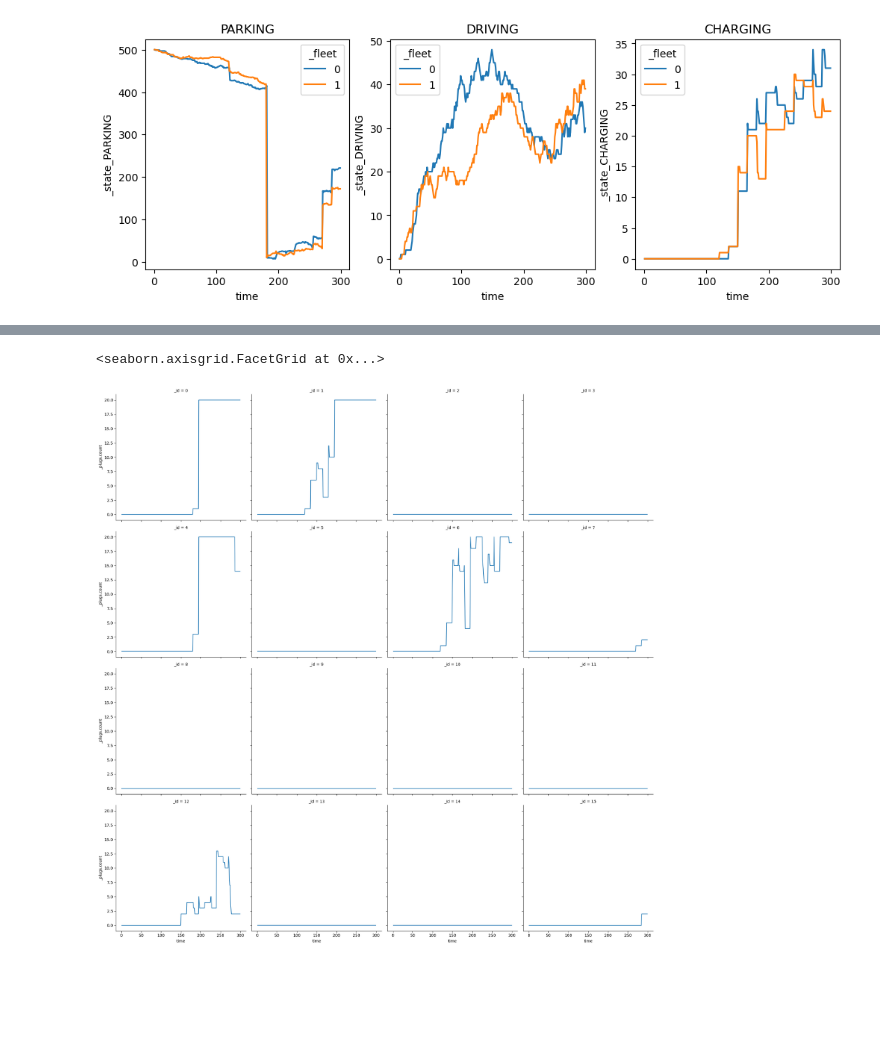
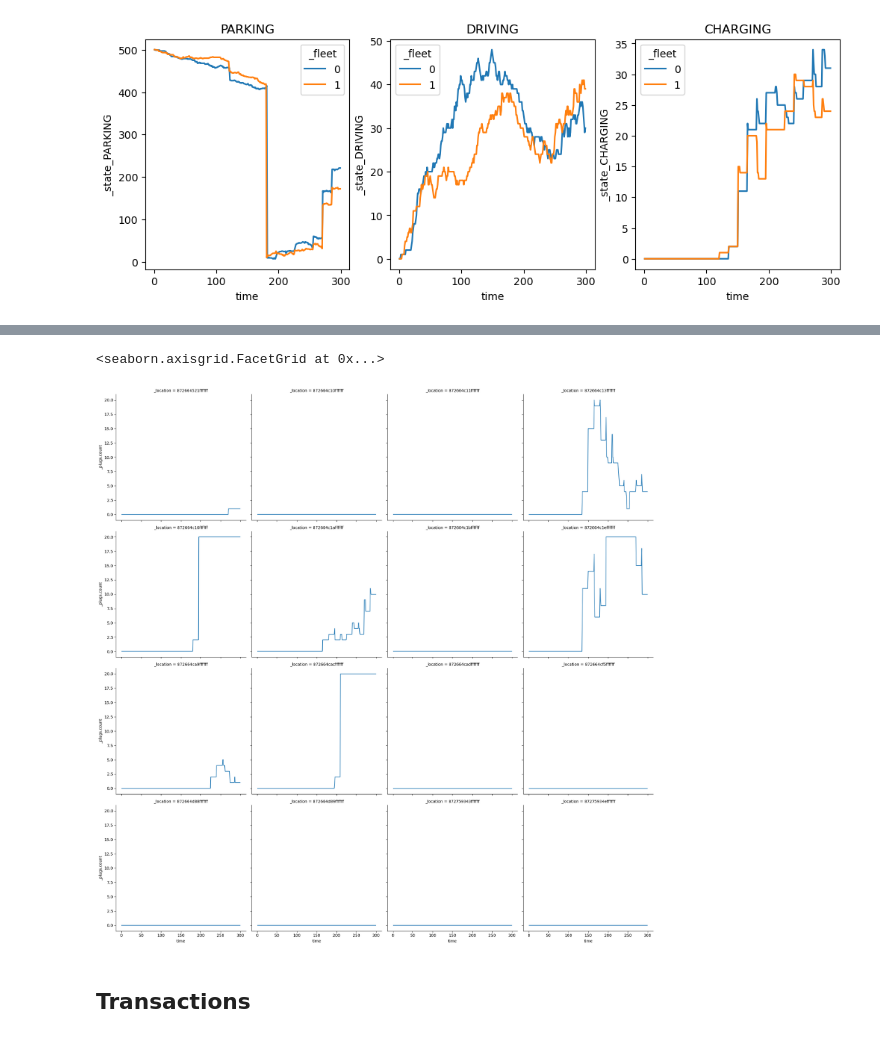
Before and after one commit to IS3UniCologne/urban-mobility-simulation, a Jupyter notebook: resources/scripts/simulation_analysis/shared_charging.ipynb, the cells around one changed output, grey strips where cells are left out. Cells and saved outputs as stored; diff of their text form; code cells hidden in the pictures; blank space fills up the shorter version.

Commit message:
track auction in a more suitable format and only on clearing, write transactions per fleet and analyze service level

```diff
--- a/resources/scripts/simulation_analysis/shared_charging.ipynb
+++ b/resources/scripts/simulation_analysis/shared_charging.ipynb
@@ -111,6 +119,9 @@ sns.lineplot(data=charging_station_tracking, x='time', y='system_wide_utilizatio
 # %%
+charging_station_tracking.sort_values(by=['time', '_location'], inplace=True)
 sns.relplot(
-    data=charging_station_tracking, x='time', y='_plugs.count', col='_id', kind='line', col_wrap=4)
+    data=charging_station_tracking, x='time', y='_plugs.count', col='_location', kind='line', col_wrap=4)
 # %% [output]
 <seaborn.axisgrid.FacetGrid at 0x...>
-[figure, old version]
+[figure, new version]
+# %% [markdown]
+## Transactions
```
Also changed, not shown: parts of 10 cells of this notebook, 4 other files.
